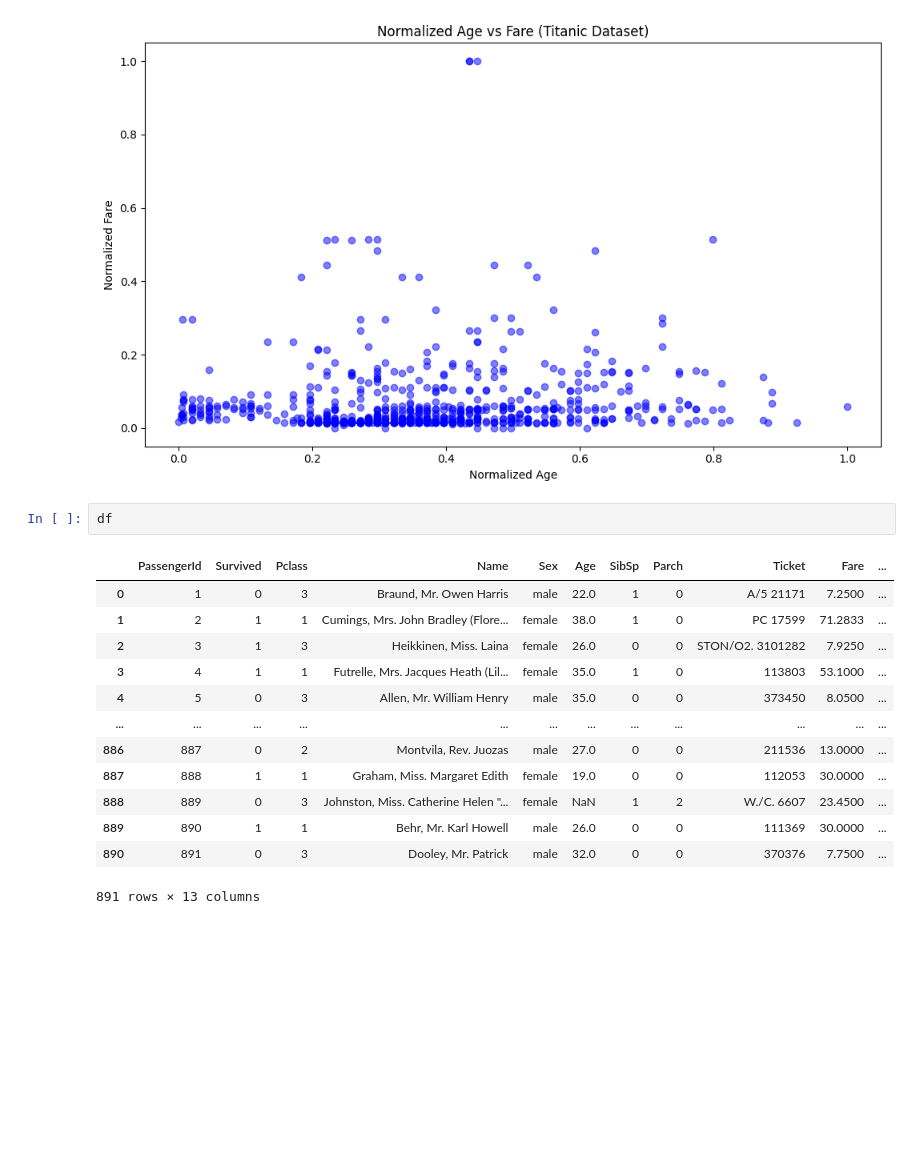
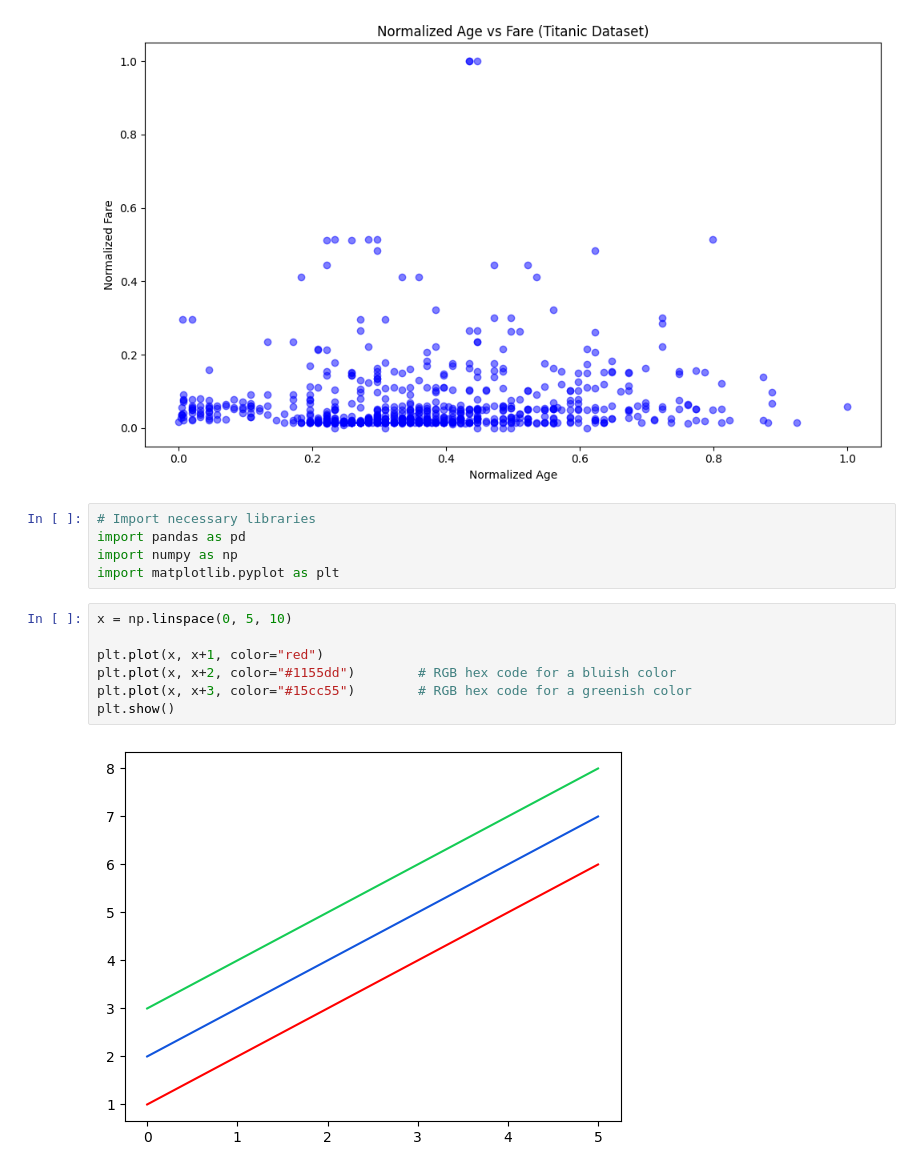
Before and after one commit to hbaon/cs404-python-ds, a Jupyter notebook: theme-02-data/data.ipynb, the cells around one changed output. Saved outputs shown, nothing was run; the diff lists cells and outputs as text; blank space fills up the shorter version.

Commit message:
Add numpy

```diff
--- a/theme-02-data/data.ipynb
+++ b/theme-02-data/data.ipynb
@@ -70,19 +48,17 @@ plt.tight_layout()
 plt.show()
 # %% [output]
 [figure]
-# %%
-df
-# %% [output]
-|  | PassengerId | Survived | Pclass | Name | Sex | Age | SibSp | Parch | Ticket | Fare | ... |
-| 0 | 1 | 0 | 3 | Braund, Mr. Owen Harris | male | 22.0 | 1 | 0 | A/5 21171 | 7.2500 | ... |
-| 1 | 2 | 1 | 1 | Cumings, Mrs. John Bradley (Flore... | female | 38.0 | 1 | 0 | PC 17599 | 71.2833 | ... |
-| 2 | 3 | 1 | 3 | Heikkinen, Miss. Laina | female | 26.0 | 0 | 0 | STON/O2. 3101282 | 7.9250 | ... |
-| 3 | 4 | 1 | 1 | Futrelle, Mrs. Jacques Heath (Lil... | female | 35.0 | 1 | 0 | 113803 | 53.1000 | ... |
-| 4 | 5 | 0 | 3 | Allen, Mr. William Henry | male | 35.0 | 0 | 0 | 373450 | 8.0500 | ... |
-| ... | ... | ... | ... | ... | ... | ... | ... | ... | ... | ... | ... |
-| 886 | 887 | 0 | 2 | Montvila, Rev. Juozas | male | 27.0 | 0 | 0 | 211536 | 13.0000 | ... |
-| 887 | 888 | 1 | 1 | Graham, Miss. Margaret Edith | female | 19.0 | 0 | 0 | 112053 | 30.0000 | ... |
-| 888 | 889 | 0 | 3 | Johnston, Miss. Catherine Helen "... | female | NaN | 1 | 2 | W./C. 6607 | 23.4500 | ... |
-| 889 | 890 | 1 | 1 | Behr, Mr. Karl Howell | male | 26.0 | 0 | 0 | 111369 | 30.0000 | ... |
-| 890 | 891 | 0 | 3 | Dooley, Mr. Patrick | male | 32.0 | 0 | 0 | 370376 | 7.7500 | ... |
-891 rows × 13 columns
+# %%
+# Import necessary libraries
+import pandas as pd
+import numpy as np
+import matplotlib.pyplot as plt
+# %%
+x = np.linspace(0, 5, 10)
+
+plt.plot(x, x+1, color="red")
+plt.plot(x, x+2, color="#1155dd")        # RGB hex code for a bluish color
+plt.plot(x, x+3, color="#15cc55")        # RGB hex code for a greenish color
+plt.show()
+# %% [output]
+[figure, added]
```
Also changed, not shown: parts of 3 cells of this notebook, 2 other files.
